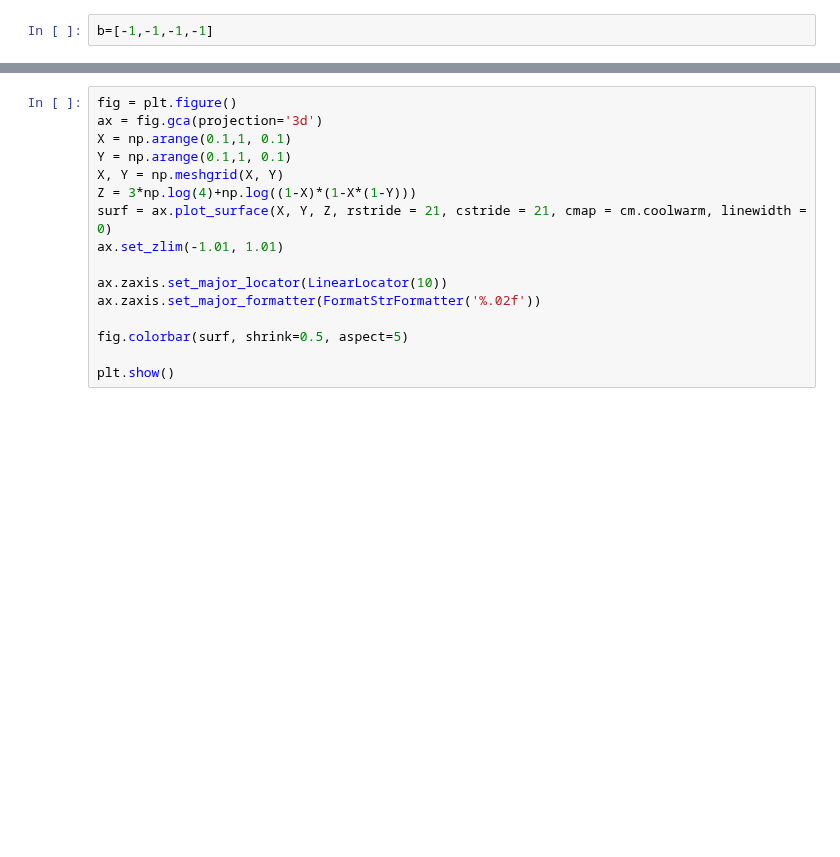
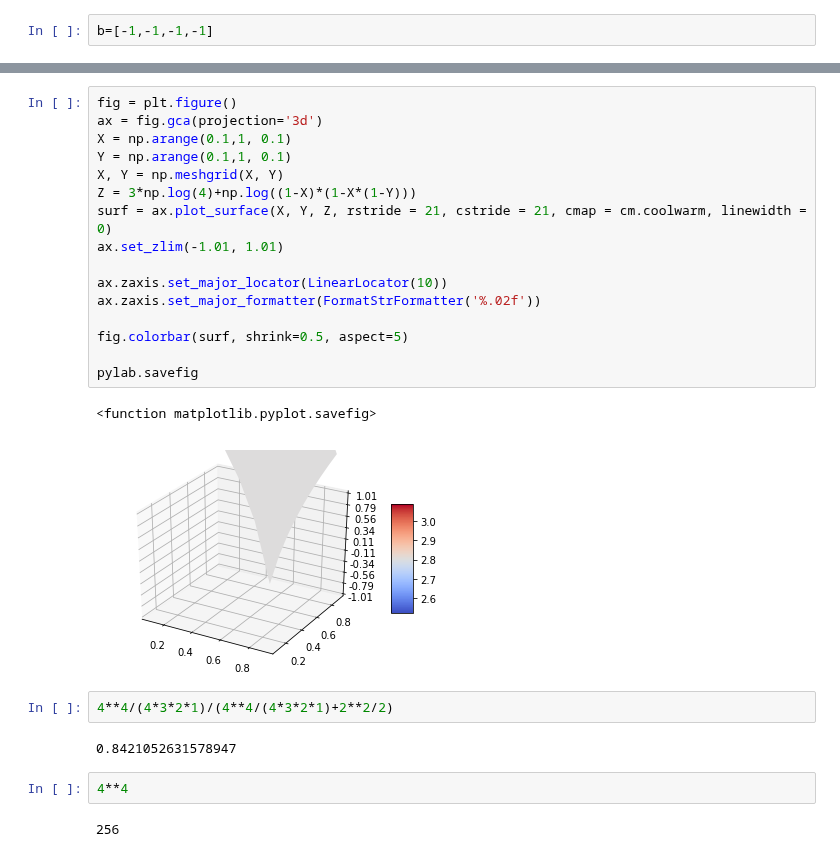
Before and after one commit to mbaker21231/InstEvo, a Jupyter notebook: Writeup/AgeArea/ArticleGraph.ipynb, the cells around one changed output, grey strips where cells are left out. Cells and saved outputs as stored; diff of their text form; blank space fills up the shorter version.

```diff
--- a/Writeup/AgeArea/ArticleGraph.ipynb
+++ b/Writeup/AgeArea/ArticleGraph.ipynb
@@ -206,16 +214,27 @@ plt.close()
 # %%
 fig = plt.figure()
 ax = fig.gca(projection='3d')
 X = np.arange(0.1,1, 0.1)
 Y = np.arange(0.1,1, 0.1)
 X, Y = np.meshgrid(X, Y)
 Z = 3*np.log(4)+np.log((1-X)*(1-X*(1-Y)))
 surf = ax.plot_surface(X, Y, Z, rstride = 21, cstride = 21, cmap = cm.coolwarm, linewidth = 0)
 ax.set_zlim(-1.01, 1.01)
 
 ax.zaxis.set_major_locator(LinearLocator(10))
 ax.zaxis.set_major_formatter(FormatStrFormatter('%.02f'))
 
 fig.colorbar(surf, shrink=0.5, aspect=5)
 
-plt.show()
+pylab.savefig
+# %% [output]
+<function matplotlib.pyplot.savefig>
+[figure, added]
+# %%
+4**4/(4*3*2*1)/(4**4/(4*3*2*1)+2**2/2)
+# %% [output]
+0.8421052631578947
+# %%
+4**4
+# %% [output]
+256
```
Also changed, not shown: parts of 6 cells of this notebook, 10 other files.
